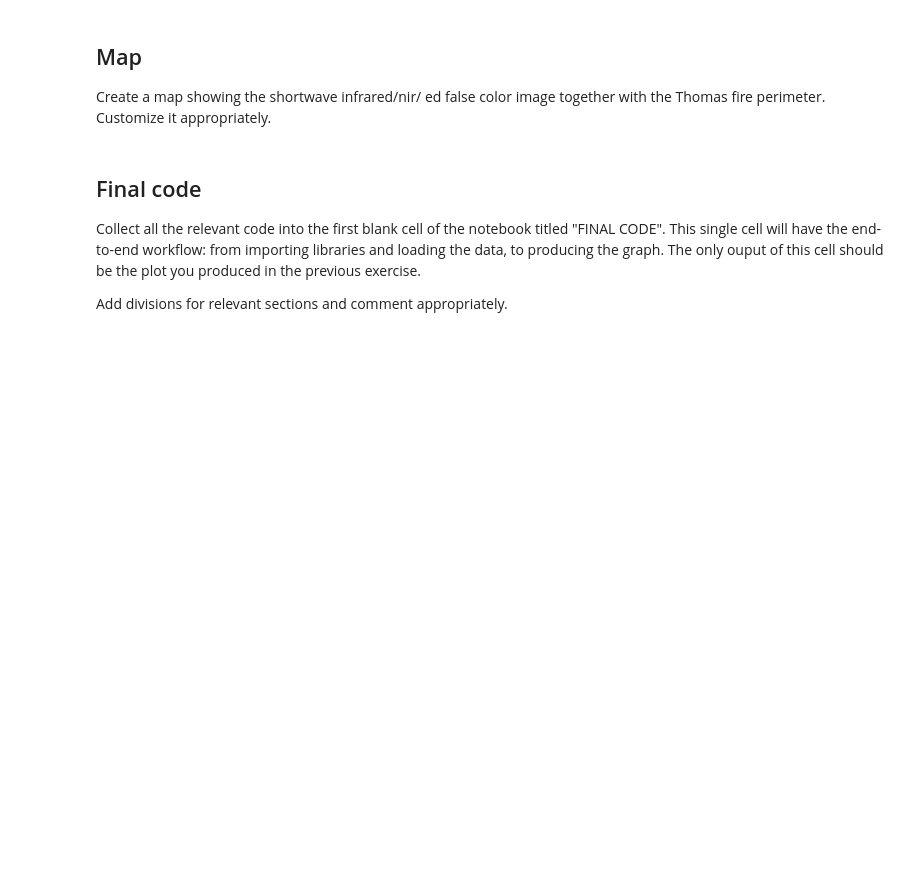
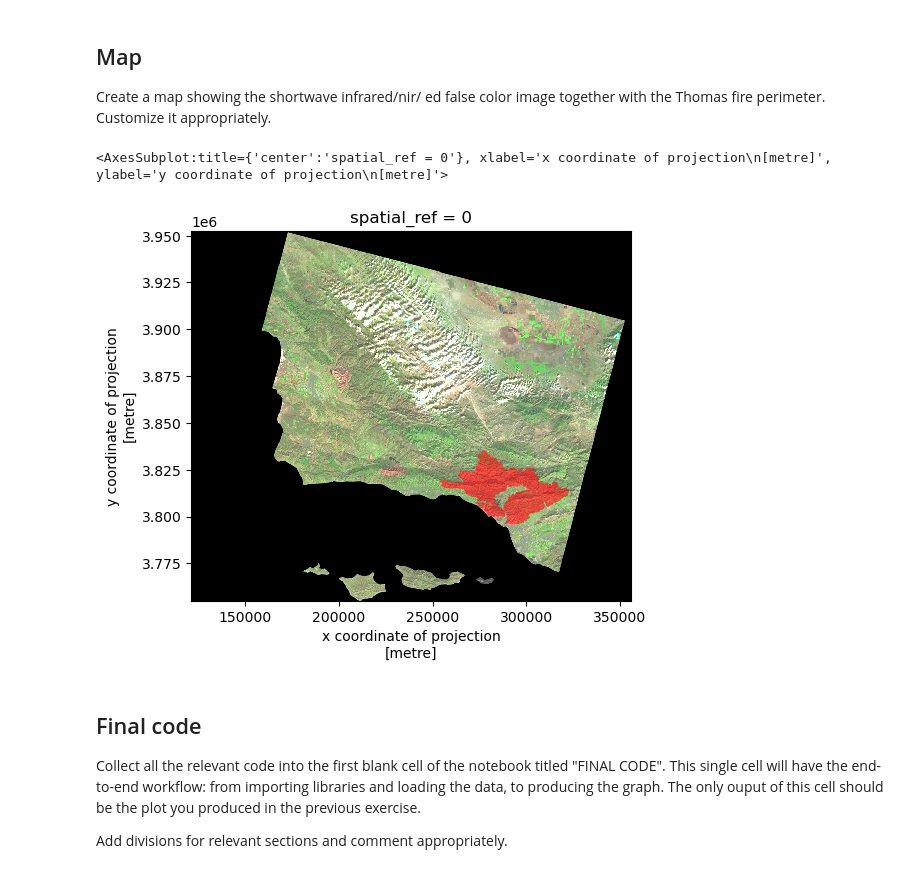
Before and after one commit to mariamkg00/eds-220-hwk-4, a Jupyter notebook: hwk4-task2-false-color.ipynb, the cells around one changed output. Saved outputs shown, nothing was run; the diff lists cells and outputs as text; code cells hidden in the pictures; blank space fills up the shorter version.

```diff
--- a/hwk4-task2-false-color.ipynb
+++ b/hwk4-task2-false-color.ipynb
@@ -177,4 +189,10 @@ Create a false color image by plotting the short-wave infrared (swir22), near-in
 If there are any updates needed to the data to create the map, perform them in the next cells (you may add as many as you need).
 Comment appropriately.
 # %%
-# your code here
+# checking crs for fire data
+ca.crs == landsat_sb.rio.crs
+
+
+# the CRS's don't match, will change accordingly.
+
+ca = ca.to_crs('epsg:32611')
@@ -181,10 +204,29 @@ Comment appropriately.
+# %%
+# make column names small caps
+ca.columns = ca.columns.str.lower()
+# %%
+# previewing to make sure column names were changed
+ca
+
+# selecting fire_name row for Thomas
+
+thomas_ca =ca[ca['fire_name'] == 'THOMAS']
+
+# dissolving geometries
+thomas_ca = thomas_ca[['fire_name','geometry']].dissolve(by='fire_name', as_index=False)
 # %% [markdown]
 ## Map
 
 Create a map showing the shortwave infrared/nir/ ed false color image together with the Thomas fire perimeter.
 Customize it appropriately.
 # %%
-# your code here
+# making the map with both Thomas Fire perimeter and false color imagery
+fig, ax = plt.subplots()
+landsat_sb[['swir22','nir08','red']].to_array().plot.imshow(robust = True)
+thomas_ca.plot(ax=ax, color = 'red', alpha = 0.5)
+# %% [output]
+<AxesSubplot:title={'center':'spatial_ref = 0'}, xlabel='x coordinate of projection\n[metre]', ylabel='y coordinate of projection\n[metre]'>
+[figure, added]
 # %% [markdown]
 ## Final code
 
```
Also changed, not shown: parts of 8 cells of this notebook.
